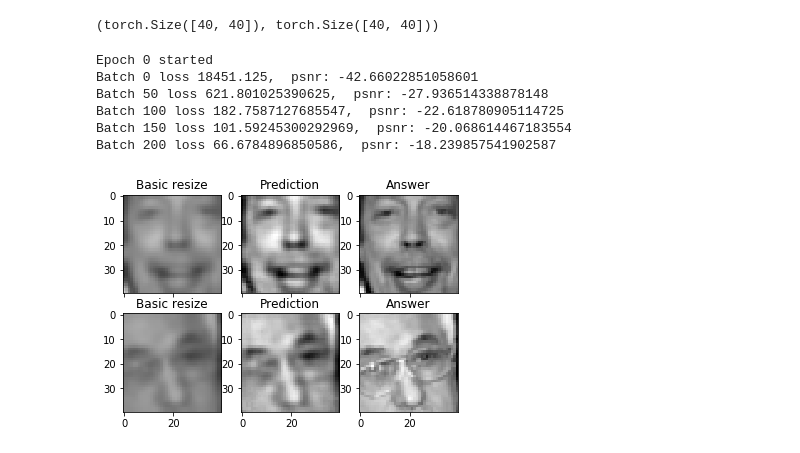
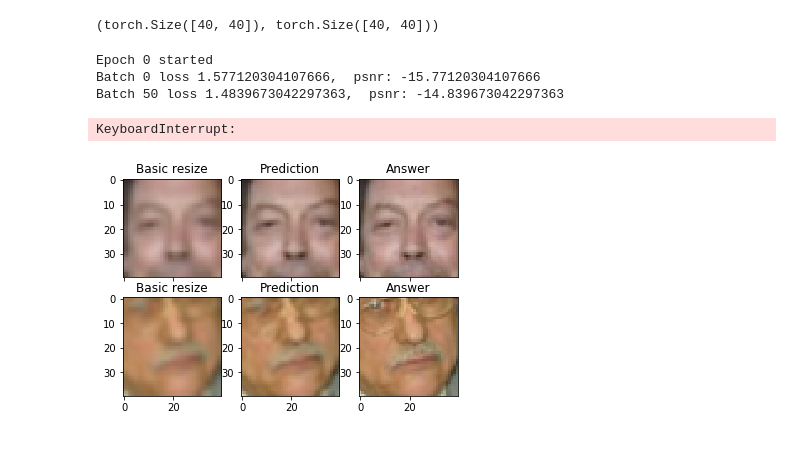
Before and after one commit to galecore/super_resolution, a Jupyter notebook: superres_baseline.ipynb, the cells around one changed output. Drawn from its saved outputs; the diff is of its cells as text; code cells hidden in the pictures.

```diff
--- a/superres_baseline.ipynb
+++ b/superres_baseline.ipynb
@@ -33,8 +41,9 @@ def images_and_labels_generator(batch_size=32):
     for batch in raw_batch_generator(batch_size):
         images, labels = [], []
         for (small, big) in batch:
-            images.append(small)
-            labels.append(big)
-        batch_images = torch.stack(images, dim=0).unsqueeze(1)
-        batch_labels = torch.stack(labels, dim=0).unsqueeze(1)
+            images.append(small.float())
+            labels.append(big.float())
+
+        batch_images = torch.stack(images, dim=0).permute(0, 3, 2, 1)
+        batch_labels = torch.stack(labels, dim=0).permute(0, 3, 2, 1)
         yield batch_images, batch_labels
@@ -104,7 +110,7 @@ print(device)
 # %% [output]
 cuda:0
 # %%
-net = Net(upscale=2).to(device)
+net = GenNet(upscale=2).to(device)
 
 criterion = torch.nn.MSELoss()
 optimizer = torch.optim.Adam(net.parameters(), amsgrad=True)
@@ -121,36 +131,34 @@ z.shape, y[0,0,:,:].shape
 (torch.Size([40, 40]), torch.Size([40, 40]))
 # %%
 def psnr(mse):
-    return 10 * np.log10(1 / mse)
+    return - 10 * np.log10(mse)
 # %%
 errs, metrics = list(), list()
-for epoch in range(1):
+for epoch in range(10):
     print("Epoch {} started".format(epoch))
     net.train()
     for i, (data, target) in enumerate(images_and_labels_generator(64)):
-        optimizer.zero_grad()
 
         batch_features = data.to(device)
         batch_labels = target.to(device)
 
         batch_preds = net.forward(batch_features)
-#         print(batch_preds.shape)
-        loss = criterion(batch_preds, batch_labels)
+
+        optimizer.zero_grad()
+        loss = torch.log10(criterion(batch_preds, batch_labels))
         loss.backward()
         optimizer.step()
 
         if i % 50 == 0:
             err = loss.item()
-            metric = psnr(err)
+            metric = psnr(criterion(batch_preds, batch_labels).detach().cpu().numpy())
             errs.append(err)
             metrics.append(metric)
             print("Batch {} loss {}, ".format(i, err), end=" ")
             print("psnr: {}".format(metric))
 # %% [output]
 Epoch 0 started
-Batch 0 loss 18451.125,  psnr: -42.66022851058601
-Batch 50 loss 621.801025390625,  psnr: -27.936514338878148
-Batch 100 loss 182.7587127685547,  psnr: -22.618780905114725
-Batch 150 loss 101.59245300292969,  psnr: -20.068614467183554
-Batch 200 loss 66.6784896850586,  psnr: -18.239857541902587
+Batch 0 loss 1.577120304107666,  psnr: -15.77120304107666
+Batch 50 loss 1.4839673042297363,  psnr: -14.839673042297363
+KeyboardInterrupt:
 # %%
@@ -162,18 +166,18 @@ pred, answ = net.forward(x.to(device)).cpu().detach()[0, 0, :, :], y[0, 0, :, :]
 # %%
 nrows, ncols = (2,3)
-pred, answ = net.forward(x.to(device)).cpu().detach()[0:nrows, 0, :, :], y[0:nrows, 0, :, :]
+pred, answ = net.forward(x.to(device)).cpu().detach()[0:nrows].permute(0, 3, 2, 1), y[0:nrows].permute(0, 3, 2, 1)
 fig, axs = plt.subplots(nrows=nrows, ncols=ncols, sharex=True)
 for i, (prd, ans) in enumerate(zip(pred, answ)):
     ax1, ax2, ax3 = axs[i]
-    resizer = Resize(size=(40,40))
-    img = Image.fromarray(x[i, 0, :, :].numpy())
+    resizer = Resize(size=(40,40), interpolation=3)
+    img = Image.fromarray(x[i].numpy().astype("uint8").swapaxes(0, 2), "RGB")
     ax1.imshow(resizer(img))
     ax1.set_title("Basic resize")
-    ax2.imshow(prd, cmap=plt.cm.gray)
+    ax2.imshow(prd / 255)
     ax2.set_title("Prediction")
-    ax3.imshow(ans, cmap=plt.cm.gray)
+    ax3.imshow(ans / 255)
     ax3.set_title("Answer")
     if i + 1 >= nrows:
         break
 # %% [output]
-[figure, old version]
+[figure, new version]
```
Also changed, not shown: parts of 13 cells of this notebook.
